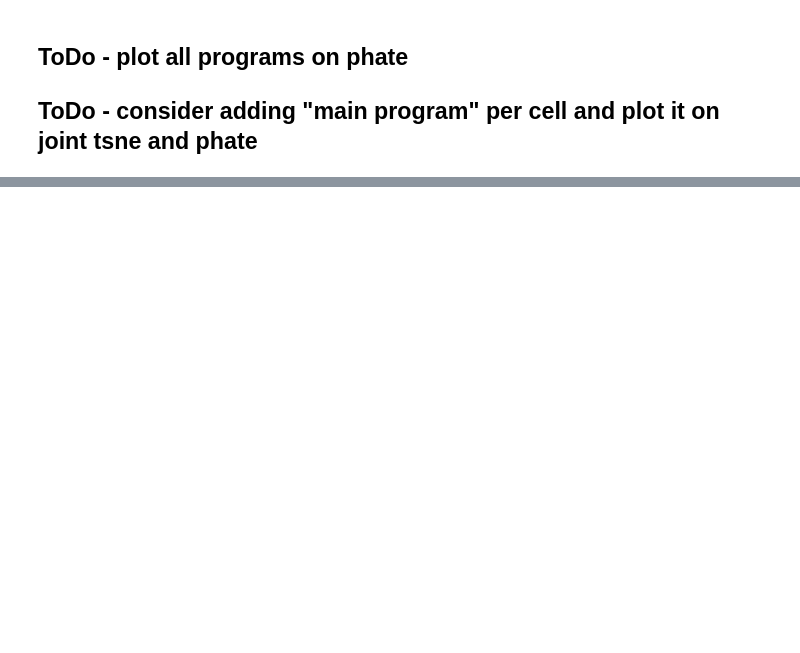
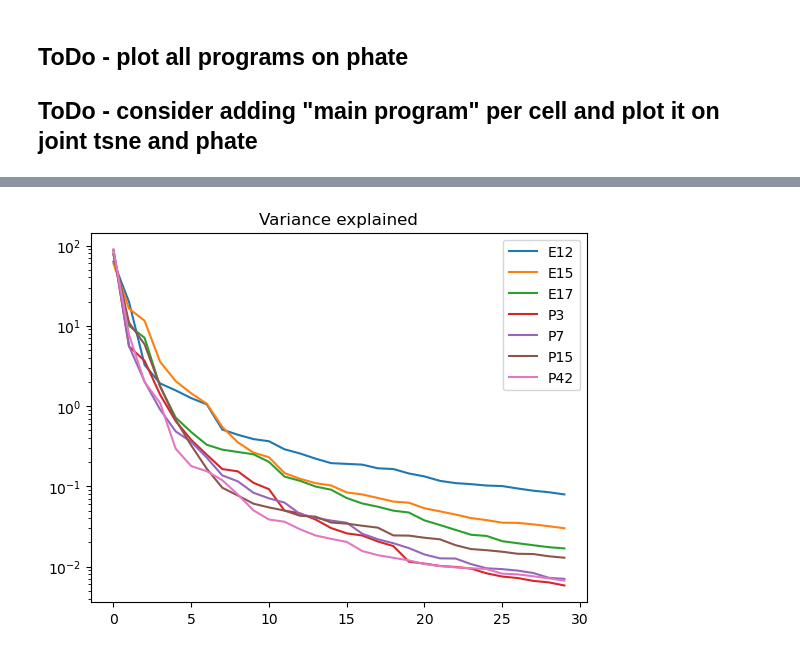
Before and after one commit to nitzanlab/gep-dynamics, a Jupyter notebook: notebooks/analyse_zepp.ipynb, the cells around one changed output, grey strips where cells are left out. Cells and saved outputs as stored; diff of their text form; code cells hidden in the pictures; blank space fills up the shorter version.

```diff
--- a/notebooks/analyse_zepp.ipynb
+++ b/notebooks/analyse_zepp.ipynb
@@ -419,2 +422,8 @@ Wall time: 11 s
 # %% [markdown]
 ### Examening results
+# %%
+%%time
+
+split_adatas = {}
+for stage in stages:
+    split_adatas[stage] = sc.read_h5ad(split_adatas_dir.joinpath(f'{stage}_GEPs.h5ad'))
@@ -421,7 +433,7 @@ Wall time: 11 s
 # %%
-for time in times:
-    print(time)
-    s = split_adatas[time].obsm['usages_norm'].sum(axis=0)
+for stage in stages:
+    print(stage)
+    s = split_adatas[stage].obsm['usages_norm'].sum(axis=0)
     with np.printoptions(precision=2, suppress=False):
         print(s * 100 / s.sum())
 # %% [output]
@@ -668,0 +747,9 @@ del fig, ax, layout, prog_order
+# %%
+%%time
+for stage in stages:
+    print(f'Starting on {stage}, time is {time.strftime("%H:%M:%S", time.localtime())}')
+    c_object = cnmf.cNMF(cnmf_dir, stage)
+    for thresh in [0.5, 0.4, 0.3]:
+        print(f'working on threshold {thresh}')
+        c_object.k_selection_plot(density_threshold=thresh, nmf_refitting_iters=500,
+                                  close_fig=True, show_clustering=True, gpu=True)
@@ -668,0 +763,15 @@ del fig, ax, layout, prog_order
+# %%
+%%time
+df_var = pd.DataFrame()
+df_cumulative_var = pd.DataFrame()
+
+n_components = 30
+
+for stage in stages:
+
+    %time tmp = sc.read_h5ad(epi_split_adatas_dir.joinpath(f'epi_{stage}.h5ad'))
+
+    a, b, c, d, = sc.tl.pca(tmp.X[:, tmp.var.highly_variable], n_comps=n_components, return_info=True)
+
+    df_var[f'{stage}'] = c*100
+    df_cumulative_var[f'{stage}'] = c.cumsum()*100
@@ -668,0 +795,8 @@ del fig, ax, layout, prog_order
+# %%
+plt.plot(range(len(df_var)), df_var, label=df_var.columns)
+plt.title('Variance explained')
+plt.legend()
+plt.yscale('log')
+plt.show()
+# %% [output]
+[figure, added]
```
Also changed, not shown: parts of 25 cells of this notebook, 6 other files.
